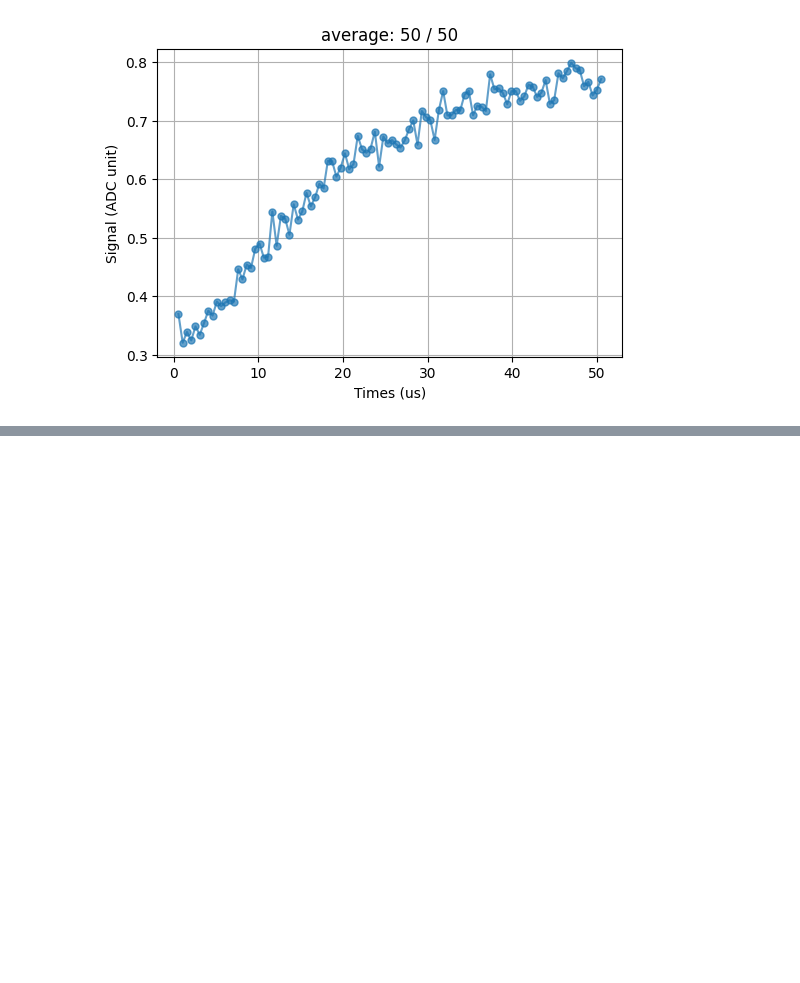
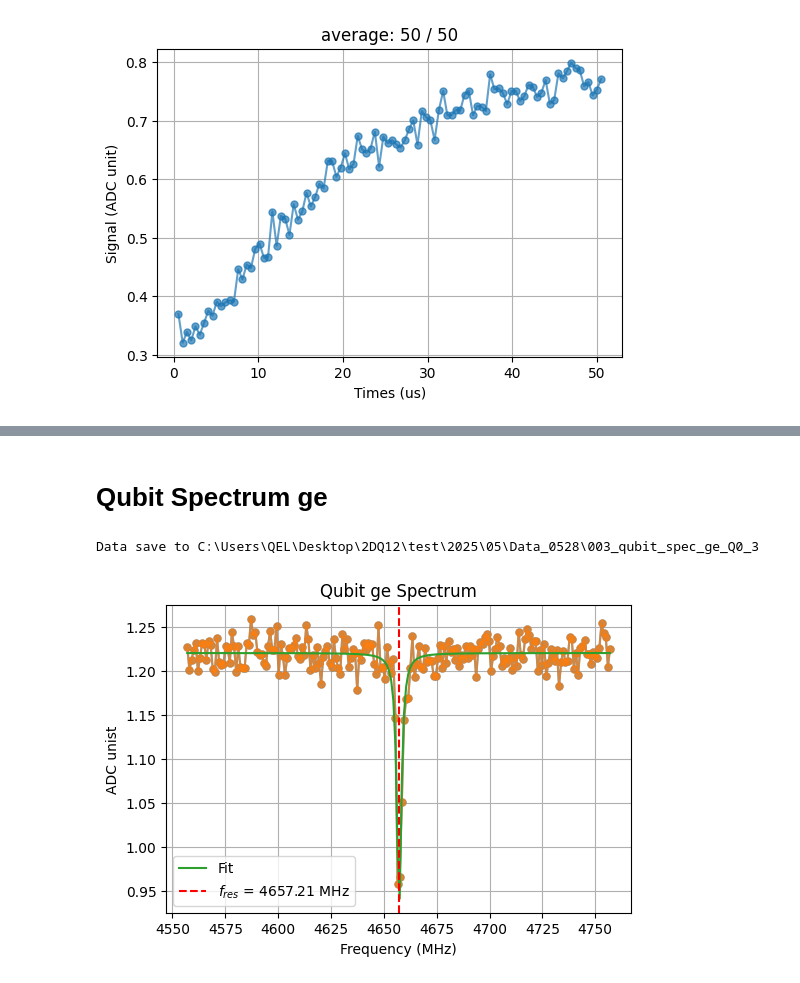
Before and after one commit to JayChien04717/tprocv2_guidemo, a Jupyter notebook: Desktop/tprocv2_guidemo-main/testscrip.ipynb, the cells around one changed output, grey strips where cells are left out. Saved outputs shown, nothing was run; the diff lists cells and outputs as text; code cells hidden in the pictures; blank space fills up the shorter version.

```diff
--- a/Desktop/tprocv2_guidemo-main/testscrip.ipynb
+++ b/Desktop/tprocv2_guidemo-main/testscrip.ipynb
@@ -210,0 +297,28 @@ t1.saveLabber(QubitIndex)
+# %% [markdown]
+# Qubit Spectrum ge
+# %%
+from single_qubit_pyscrip_v1_1.s003_qubit_spec_ge import Qubit_Twotone
+
+run_cfg = select_config_idx(config, qubit_idx)
+
+cemter = 4657
+SPAN = 100
+START_FREQ = cemter - SPAN # [MHz]
+STOP_FREQ = cemter + SPAN  # [MHz]
+STEPS = 200
+run_cfg.update([('steps', STEPS),
+                ('qubit_freq_ge', QickSweep1D('freqloop', START_FREQ, STOP_FREQ)),
+                ('qmixer_freq',cemter),
+                ('qubit_gain_ge', 0.3),
+                ('relax_delay',1)
+                ])
+
+spectrum_ge = Qubit_Twotone(soc, soccfg, run_cfg)
+spectrum_ge.run(20, liveplot=True)
+# f_ge = spectrum_ge.plot()
+config['qubit_freq_ge'][qubit_idx] = f_ge
+config['qmixer_freq'][qubit_idx] = f_ge
+spectrum_ge.saveLabber(qubit_idx, save_sim=True)
+# %% [output]
+Data save to C:\Users\QEL\Desktop\2DQ12\test\2025\05\Data_0528\003_qubit_spec_ge_Q0_3
+[figure, added]
```
Also changed, not shown: parts of 14 cells of this notebook, 15 other files.
